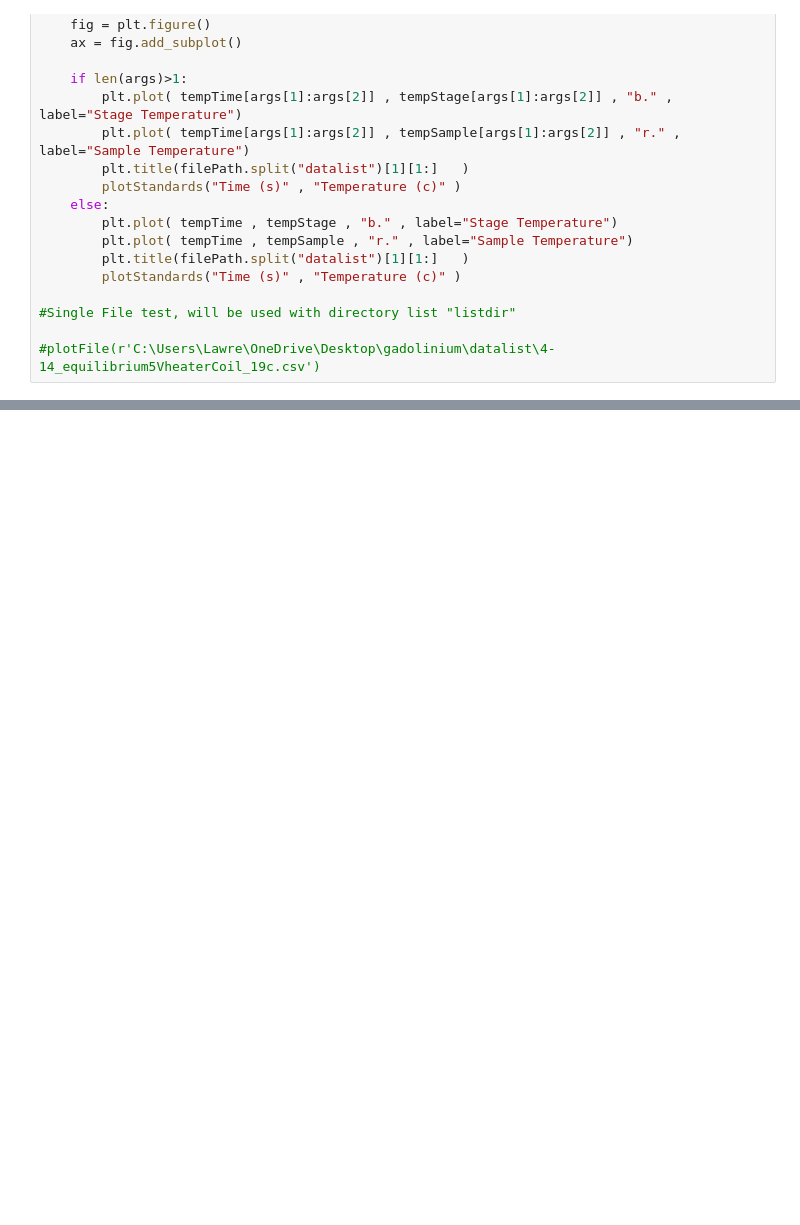
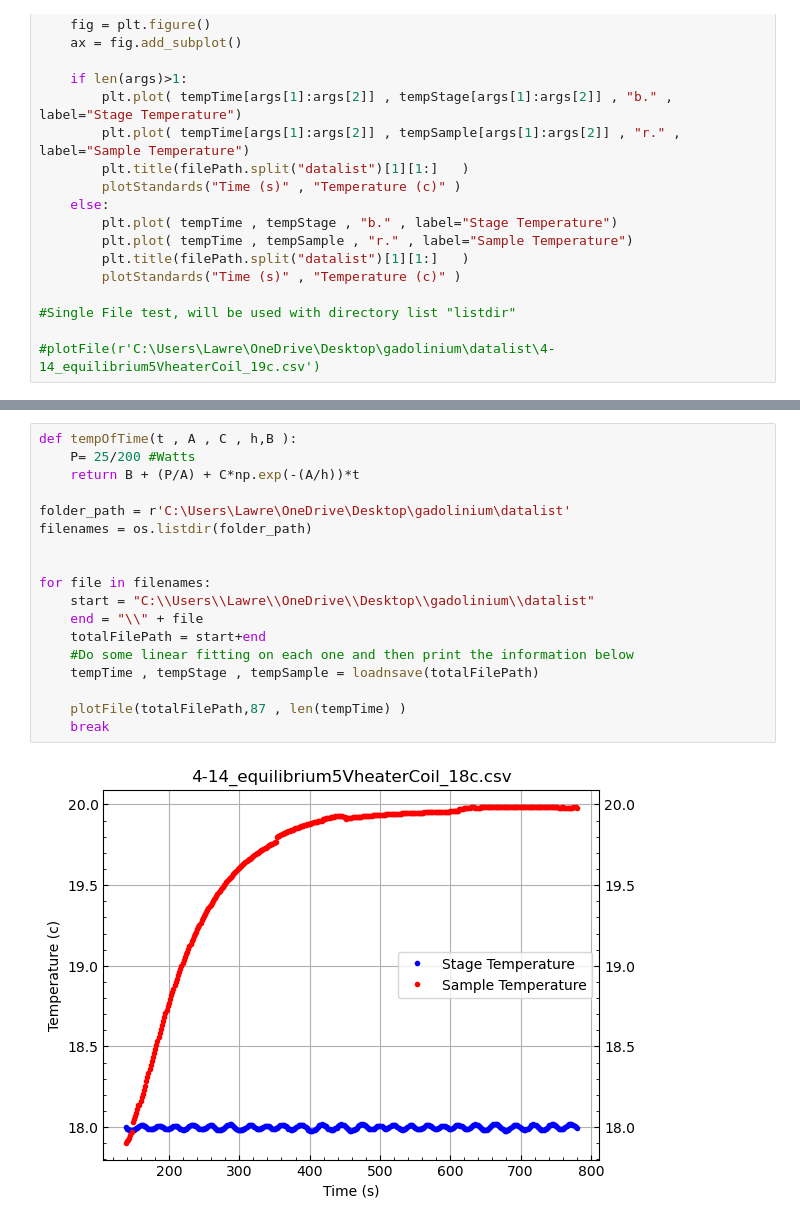
Before and after one commit to djc6451/gadoliniumRepo, a Jupyter notebook: gadoliniumAnalysis.ipynb, the cells around one changed output, grey strips where cells are left out. Drawn from its saved outputs; the diff is of its cells as text; blank space fills up the shorter version.

```diff
--- a/gadoliniumAnalysis.ipynb
+++ b/gadoliniumAnalysis.ipynb
@@ -75,0 +149,20 @@ plotFile(totalFilePath , indeces[no][0] , indeces[no][1])
+# %%
+def tempOfTime(t , A , C , h,B ):
+    P= 25/200 #Watts
+    return B + (P/A) + C*np.exp(-(A/h))*t
+
+folder_path = r'C:\Users\Lawre\OneDrive\Desktop\gadolinium\datalist'
+filenames = os.listdir(folder_path)
+
+
+for file in filenames:
+    start = "C:\\Users\\Lawre\\OneDrive\\Desktop\\gadolinium\\datalist"
+    end = "\\" + file
+    totalFilePath = start+end
+    #Do some linear fitting on each one and then print the information below
+    tempTime , tempStage , tempSample = loadnsave(totalFilePath)
+
+    plotFile(totalFilePath,87 , len(tempTime) )
+    break
+# %% [output]
+[figure, added]
```
Also changed, not shown: parts of 2 cells of this notebook.
